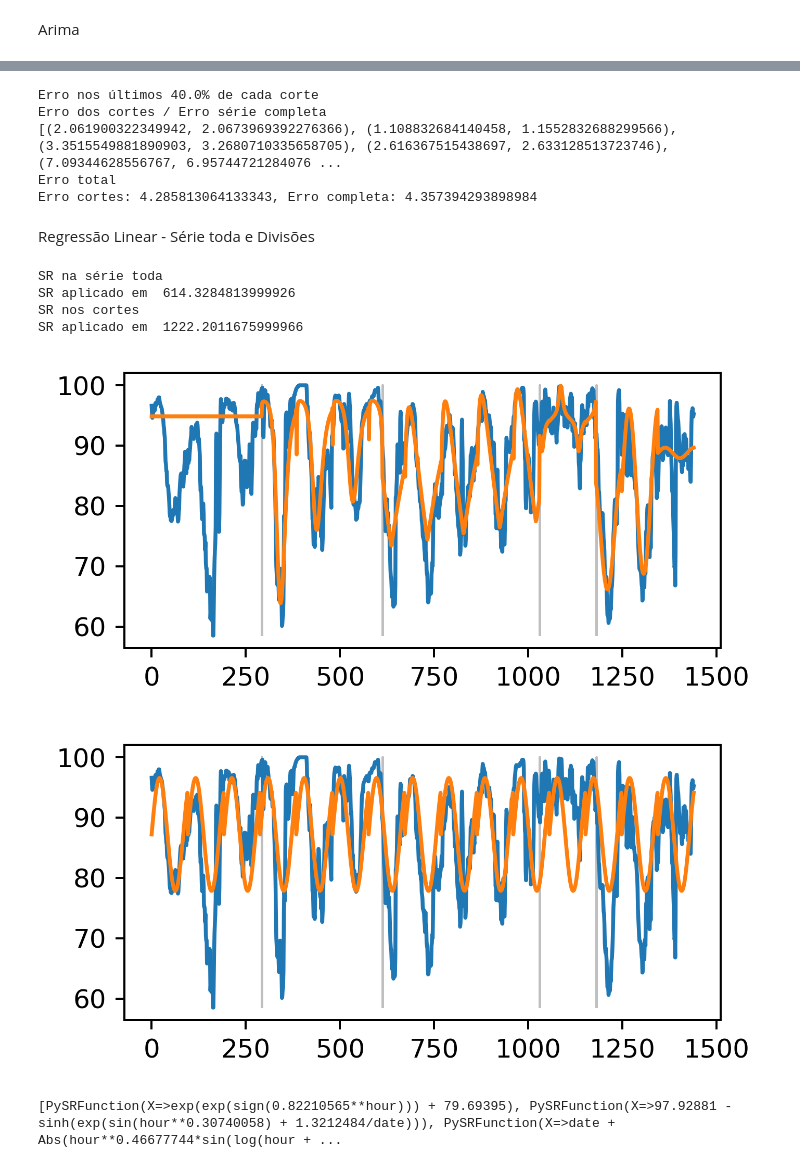
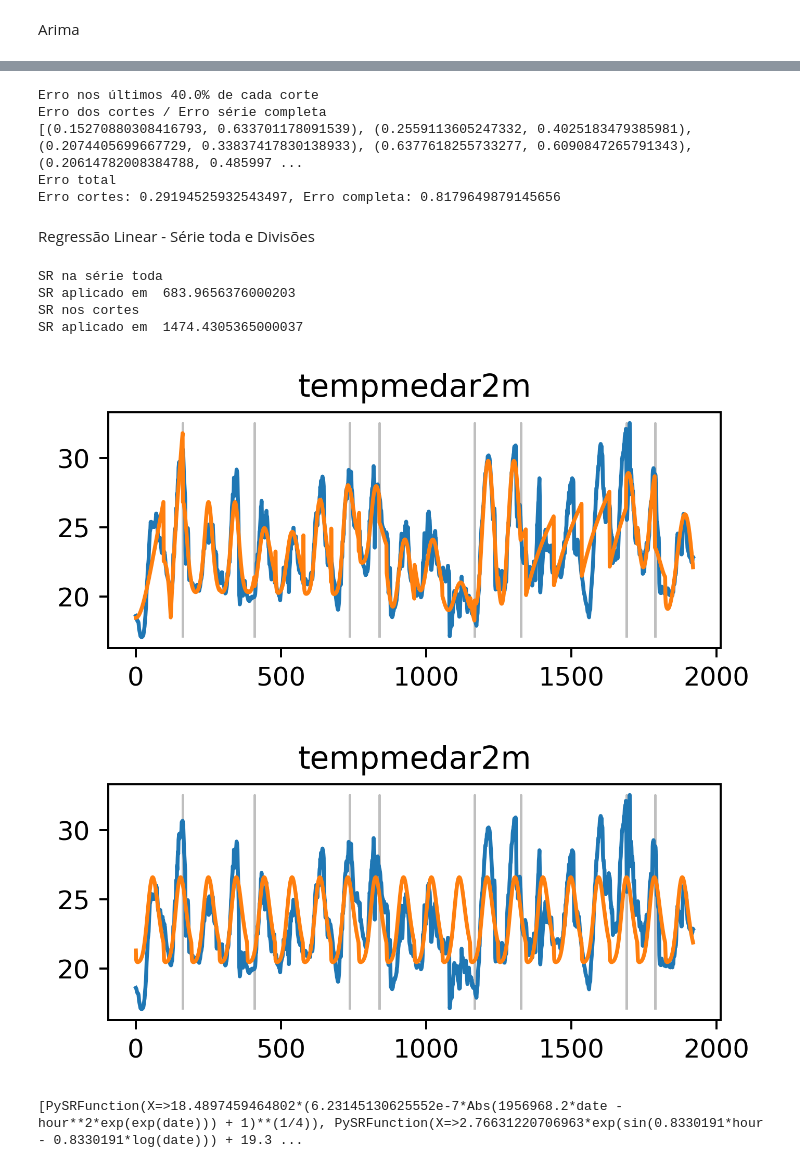
Before and after one commit to BobVitorBob/XTSTree, a Jupyter notebook: XTSTree.ipynb, the cells around one changed output, grey strips where cells are left out. Cells and saved outputs as stored; diff of their text form; code cells hidden in the pictures.

```diff
--- a/XTSTree.ipynb
+++ b/XTSTree.ipynb
@@ -318,7 +343,7 @@ def seq_data(data, window_size=96):
 # %%
 print(f'Aplicando AutoARIMA na série toda')
 t = time.perf_counter()
-pred_full, _ = apply_arima(np.array(series['umidrelmed2m']))
+pred_full, _ = apply_arima(np.array(series[feature]))
 print(f'AutoARIMA aplicado em {time.perf_counter() - t} segundos')
 
 errs_full_by_cut = []
@@ -328,22 +353,9 @@ for i, cut_pos in enumerate(cut_points):
     continue
   errs_full_by_cut.append(
     mse(
-      series['umidrelmed2m'][int(((cut_pos - cut_points[i-1])*(1-mse_perc)) + cut_points[i-1]):cut_pos],
+      series[feature][int(((cut_pos - cut_points[i-1])*(1-mse_perc)) + cut_points[i-1]):cut_pos],
       pred_full[int(((cut_pos - cut_points[i-1])*(1-mse_perc)) + cut_points[i-1]):cut_pos]
     )
   )
-
-pred_cuts = []
-errs_cuts_by_cut = []
-print('Aplicando AutoARIMA nos cortes da árvore')
-t = time.perf_counter()
-for s in xtstree.cut_series(series['umidrelmed2m']):
-  pred, err = apply_arima(np.array(s))
-  pred_cuts = pred_cuts + pred
-  errs_cuts_by_cut.append(err)
-print(f'AutoARIMA aplicado em {time.perf_counter() - t} segundos')
-
-plot(pred_full, title='full', divisions=xtstree.cut_points())
-plot(pred_cuts, title='cuts', divisions=xtstree.cut_points())
 # %% [output]
 Aplicando AutoARIMA na série toda
@@ -367,0 +363,10 @@ AutoARIMA aplicado em 35.22137590000057 segundos
+# %%
+pred_cuts = []
+errs_cuts_by_cut = []
+print('Aplicando AutoARIMA nos cortes da árvore')
+t = time.perf_counter()
+for s in xtstree.cut_series(series[feature]):
+  pred, err = apply_arima(np.array(s))
+  pred_cuts = pred_cuts + pred
+  errs_cuts_by_cut.append(err)
+print(f'AutoARIMA aplicado em {time.perf_counter() - t} segundos')
@@ -370,16 +384,16 @@ print(f'Erro nos últimos {mse_perc * 100}% de cada corte')
 print('Erro dos cortes / Erro série completa')
 print(list(zip(errs_cuts_by_cut,errs_full_by_cut)))
 
-err_full = mse(series['umidrelmed2m'][int(len(series)*(1-mse_perc)):], pred_full[int(len(pred_full)*(1-mse_perc)):])
-err_cuts = mse(series['umidrelmed2m'][int(len(series)*(1-mse_perc)):], pred_cuts[int(len(pred_cuts)*(1-mse_perc)):])
+err_full = mse(series[feature][int(len(series)*(1-mse_perc)):], pred_full[int(len(pred_full)*(1-mse_perc)):])
+err_cuts = mse(series[feature][int(len(series)*(1-mse_perc)):], pred_cuts[int(len(pred_cuts)*(1-mse_perc)):])
 print('Erro total')
-print(f'Erro cortes: {err_full}, Erro completa: {err_cuts}')
+print(f'Erro cortes: {err_cuts}, Erro completa: {err_full}')
 # %% [output]
 Erro nos últimos 40.0% de cada corte
 Erro dos cortes / Erro série completa
-[(2.061900322349942, 2.0673969392276366), (1.108832684140458, 1.1552832688299566), (3.3515549881890903, 3.2680710335658705), (2.616367515438697, 2.633128513723746), (7.09344628556767, 6.95744721284076 ...
+[(0.15270880308416793, 0.633701178091539), (0.2559113605247332, 0.4025183479385981), (0.2074405699667729, 0.33837417830138933), (0.6377618255733277, 0.6090847265791343), (0.20614782008384788, 0.485997 ...
 Erro total
-Erro cortes: 4.285813064133343, Erro completa: 4.357394293898984
+Erro cortes: 0.29194525932543497, Erro completa: 0.8179649879145656
 # %% [markdown]
 Regressão Linear - Série toda e Divisões
 # %%
@@ -398,9 +412,9 @@ def seq_data(data, window_size=96):
 def sr_on_series(X: pd.DataFrame, y: Iterable):
   model = pysr.PySRRegressor(
     binary_operators=['+', '-', '*', '/', 'pow'],
-    unary_operators=['neg', 'exp', 'abs', 'log', 'sqrt', 'sin', 'tan', 'sinh', 'sign'],
+    unary_operators=['neg', 'exp', 'abs', 'log', 'sqrt', 'sin'],
     progress=True,
-    # niterations=100,
+    niterations=80,
     populations=25,
     population_size=50,
   )
@@ -408,7 +422,7 @@ def sr_on_series(X: pd.DataFrame, y: Iterable):
   return model
 # %%
 X = series[['date', 'hour']]
-y = series['umidrelmed2m']
+y = series[feature]
 
 print('SR na série toda')
 t = time.perf_counter()
@@ -423,34 +437,34 @@ cut_series_models = []
 
 for s in cut_series:
 	X = s[['date', 'hour']]
-	y = s['umidrelmed2m']
+	y = s[feature]
 
 	cut_series_models.append(sr_on_series(X, y))
 
 print('SR aplicado em ', time.perf_counter() - t)
 # %% [output]
 SR na série toda
-SR aplicado em  614.3284813999926
+SR aplicado em  683.9656376000203
 SR nos cortes
-SR aplicado em  1222.2011675999966
+SR aplicado em  1474.4305365000037
 # %%
 full_series_pred = full_series_model.predict(series[['date', 'hour']])
 
 cut_series_pred = np.concatenate([model.predict(series) for model, series in zip(cut_series_models, cut_series)])
 
-plot(series['umidrelmed2m'], sec_plots=[cut_series_pred], divisions=xtstree.cut_points())
+plot(series[feature], sec_plots=[cut_series_pred], divisions=xtstree.cut_points(), title=feature)
 
-plot(series['umidrelmed2m'], sec_plots=[full_series_model.predict(series[['date', 'hour']])], divisions=xtstree.cut_points())
+plot(series[feature], sec_plots=[full_series_model.predict(series[['date', 'hour']])], divisions=xtstree.cut_points(), title=feature)
 
 print([model.get_best()['lambda_format'] for model in cut_series_models])
 # tree_pred_series = []
 # err_mean = 0
 # for pred, err in tree_predictions:
 #   tree_pred_series += pred
 #   err_mean += err
 
 # err_mean = err_mean/len(tree_predictions)
 # %% [output]
-[figure, old version]
+[figure, new version]
-[figure, old version]
+[figure, new version]
-[PySRFunction(X=>exp(exp(sign(0.82210565**hour))) + 79.69395), PySRFunction(X=>97.92881 - sinh(exp(sin(hour**0.30740058) + 1.3212484/date))), PySRFunction(X=>date + Abs(hour**0.46677744*sin(log(hour + ...
+[PySRFunction(X=>18.4897459464802*(6.23145130625552e-7*Abs(1956968.2*date - hour**2*exp(exp(date))) + 1)**(1/4)), PySRFunction(X=>2.76631220706963*exp(sin(0.8330191*hour - 0.8330191*log(date))) + 19.3 ...
```
Also changed, not shown: parts of 11 cells of this notebook.
